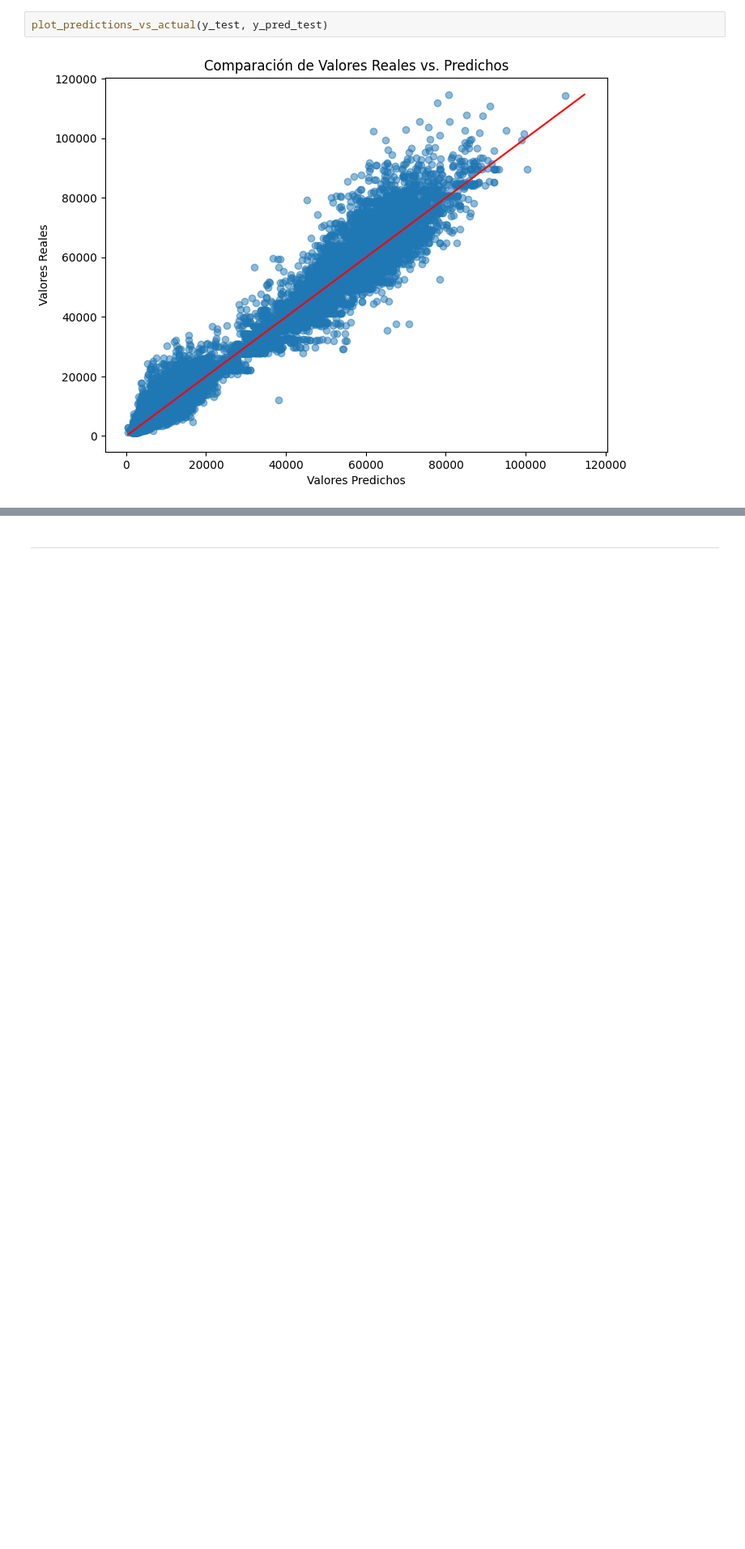
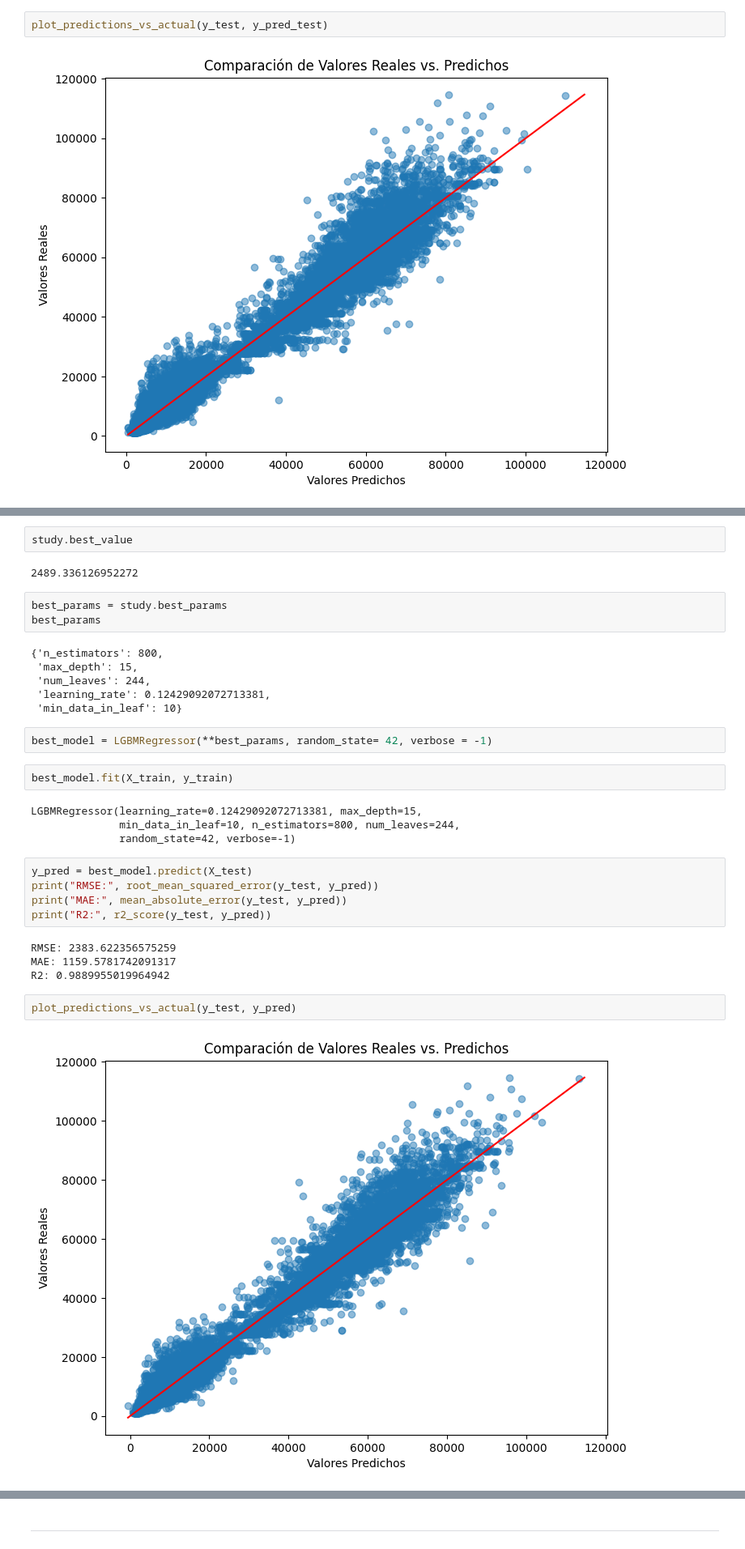
Before and after one commit to Cesar-CSP/ML_Prediccion_Precios_Vuelos, a Jupyter notebook: src/Limpieza_Datos_lucia.ipynb, the cells around one changed output, grey strips where cells are left out. Shown at 81% size. Saved outputs shown, nothing was run; the diff lists cells and outputs as text; blank space fills up the shorter version.

```diff
--- a/src/Limpieza_Datos_lucia.ipynb
+++ b/src/Limpieza_Datos_lucia.ipynb
@@ -1302,0 +1359,34 @@ plot_predictions_vs_actual(y_test, y_pred_test)
+# %%
+study.best_value
+# %% [output]
+2489.336126952272
+# %%
+best_params = study.best_params
+best_params
+# %% [output]
+{'n_estimators': 800,
+ 'max_depth': 15,
+ 'num_leaves': 244,
+ 'learning_rate': 0.12429092072713381,
+ 'min_data_in_leaf': 10}
+# %%
+best_model = LGBMRegressor(**best_params, random_state= 42, verbose = -1)
+# %%
+best_model.fit(X_train, y_train)
+# %% [output]
+LGBMRegressor(learning_rate=0.12429092072713381, max_depth=15,
+              min_data_in_leaf=10, n_estimators=800, num_leaves=244,
+              random_state=42, verbose=-1)
+# %%
+y_pred = best_model.predict(X_test)
+print("RMSE:", root_mean_squared_error(y_test, y_pred))
+print("MAE:", mean_absolute_error(y_test, y_pred))
+print("R2:", r2_score(y_test, y_pred))
+# %% [output]
+RMSE: 2383.622356575259
+MAE: 1159.5781742091317
+R2: 0.9889955019964942
+# %%
+plot_predictions_vs_actual(y_test, y_pred)
+# %% [output]
+[figure, added]
```
Also changed, not shown: parts of 21 cells of this notebook.
